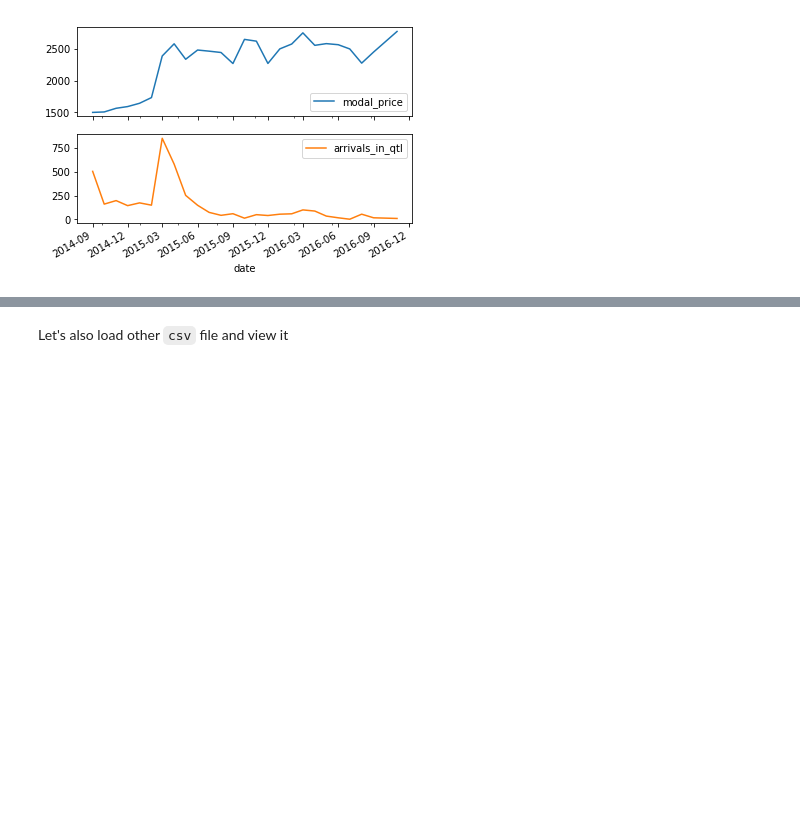
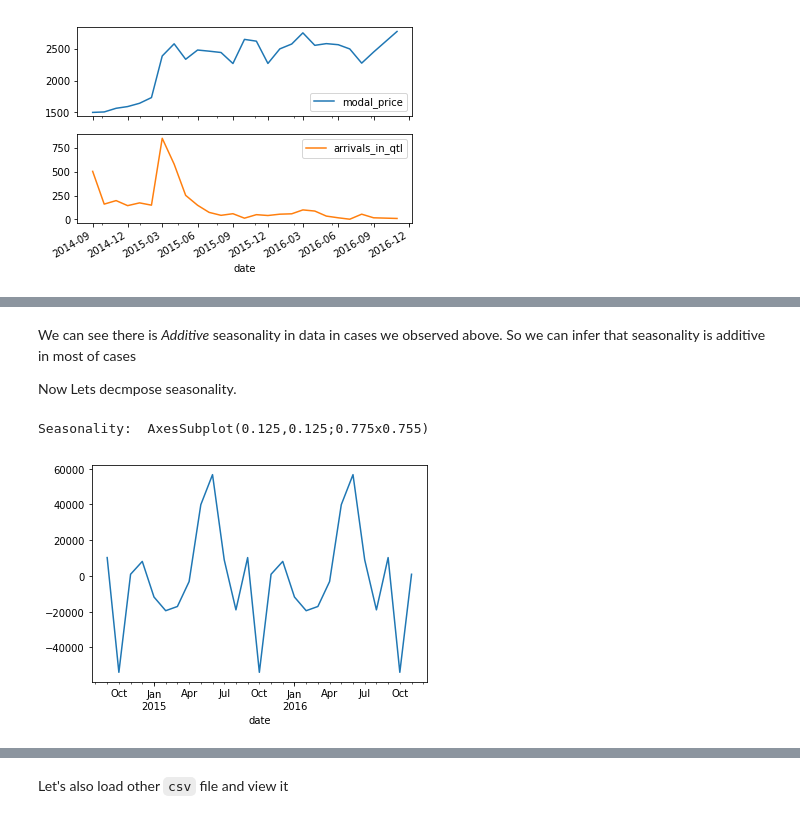
Before and after one commit to shashank2806/Agriculture-Commodities-Prices-Seasons, a Jupyter notebook: agriculture-commodities-prices-seasons.ipynb, the cells around one changed output, grey strips where cells are left out. Saved outputs shown, nothing was run; the diff lists cells and outputs as text; code cells hidden in the pictures; blank space fills up the shorter version.

```diff
--- a/agriculture-commodities-prices-seasons.ipynb
+++ b/agriculture-commodities-prices-seasons.ipynb
@@ -378,0 +405,10 @@ To determine seasonality we will first determine Trends for each cluster of APMC
+# %% [markdown]
+We can see there is *Additive* seasonality in data in cases we observed above. So we can infer that seasonality is additive in most of cases
+
+Now Lets decmpose seasonality.
+# %%
+result = seasonal_decompose(df_filtered.query('APMC == "Mumbai"').resample('M').sum().modal_price, model='additive', freq=12)
+print("Seasonality: ",result.seasonal.plot())
+# %% [output]
+Seasonality:  AxesSubplot(0.125,0.125;0.775x0.755)
+[figure, added]
```
Also changed, not shown: parts of 8 cells of this notebook.
